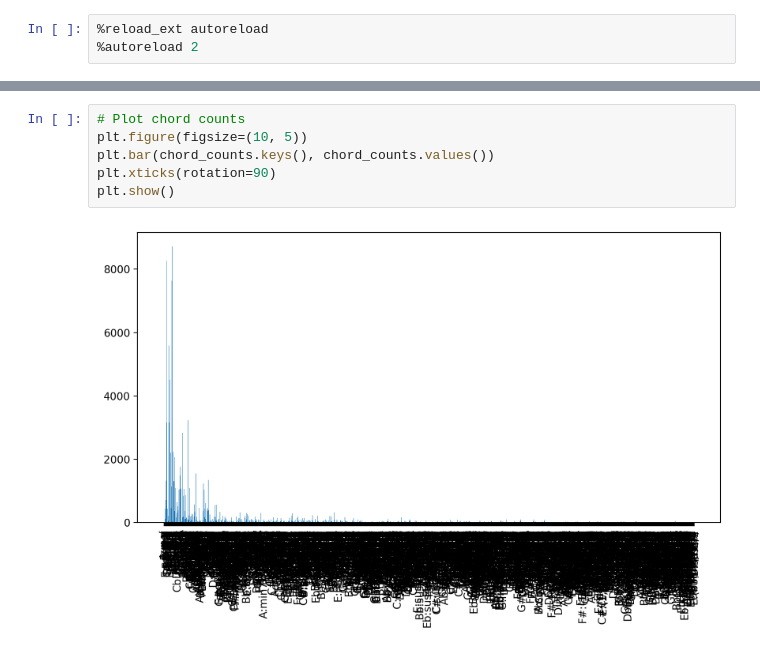
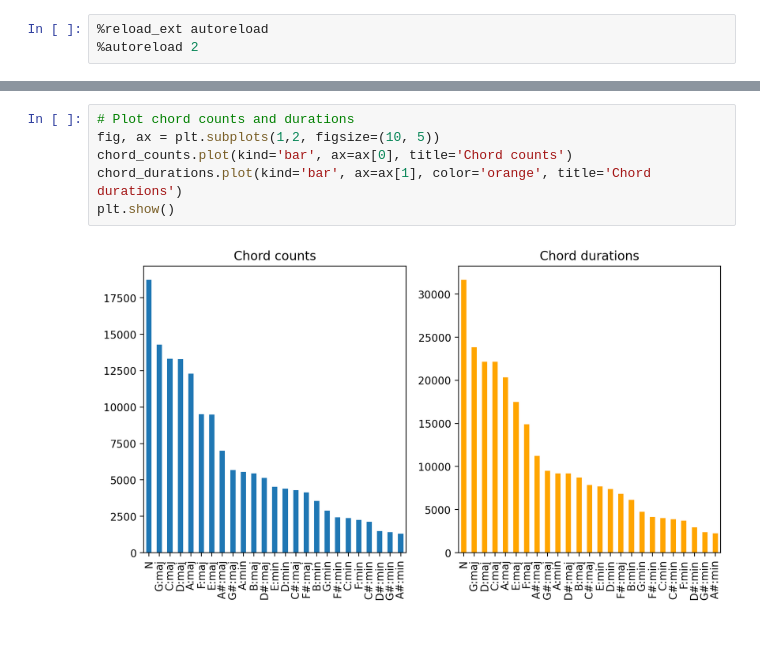
Before and after one commit to PierreRL/AutomaticChordRecognition, a Jupyter notebook: notebooks/dataset_stats.ipynb, the cells around one changed output, grey strips where cells are left out. Saved outputs shown, nothing was run; the diff lists cells and outputs as text.

```diff
--- a/notebooks/dataset_stats.ipynb
+++ b/notebooks/dataset_stats.ipynb
@@ -74,8 +50,8 @@ KeyError: 'E:min/b3'
-# %%
-# Plot chord counts
-plt.figure(figsize=(10, 5))
-plt.bar(chord_counts.keys(), chord_counts.values())
-plt.xticks(rotation=90)
-plt.show()
-# %% [output]
-[figure, removed]
+# %%
+# Plot chord counts and durations
+fig, ax = plt.subplots(1,2, figsize=(10, 5))
+chord_counts.plot(kind='bar', ax=ax[0], title='Chord counts')
+chord_durations.plot(kind='bar', ax=ax[1], color='orange', title='Chord durations')
+plt.show()
+# %% [output]
+[figure, added]
```
Also changed, not shown: parts of 6 cells of this notebook, 4 other files.
